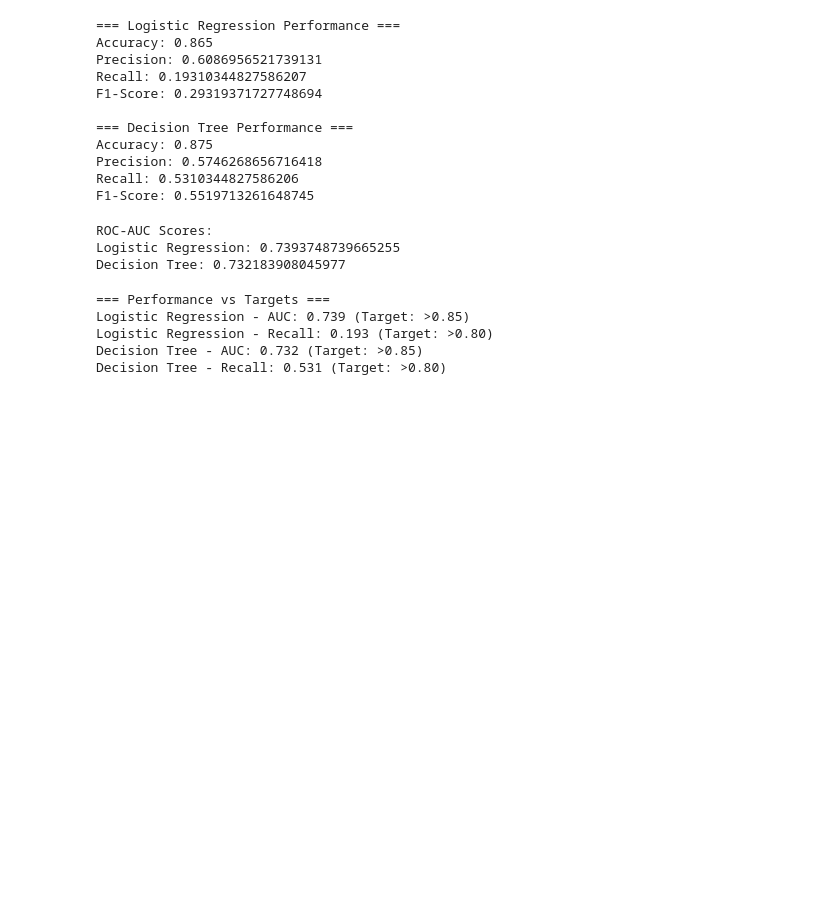
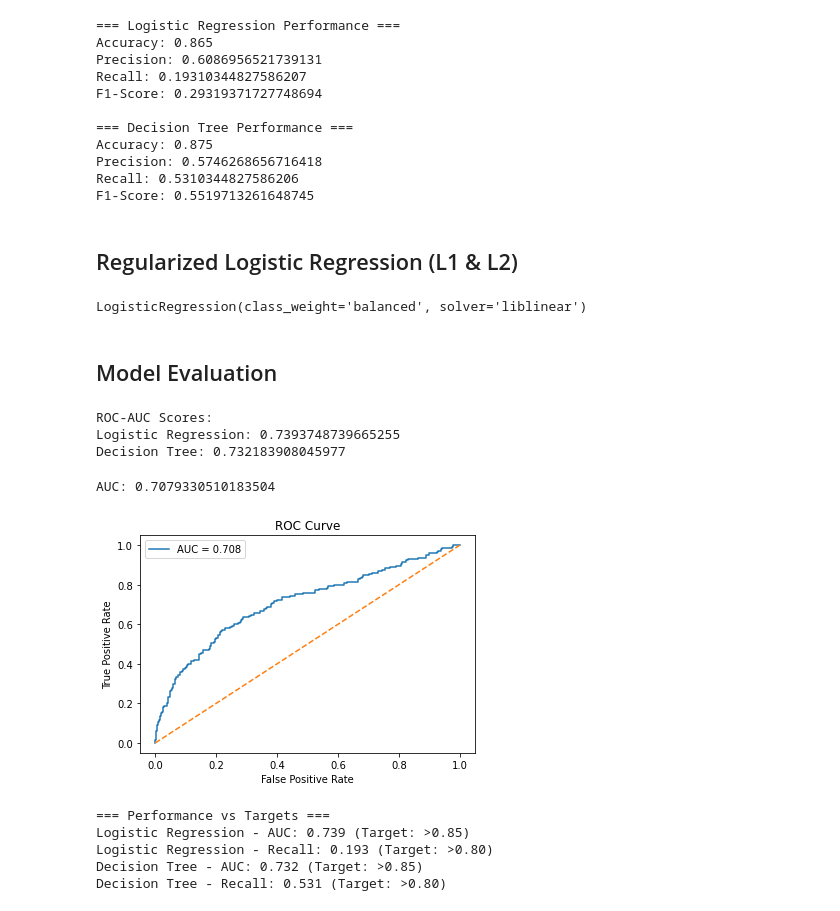
Before and after one commit to CatherineG21/Phase3Project_cg, a Jupyter notebook: Phase3Project_cg.ipynb, the cells around one changed output. Drawn from its saved outputs; the diff is of its cells as text; code cells hidden in the pictures; blank space fills up the shorter version.

```diff
--- a/Phase3Project_cg.ipynb
+++ b/Phase3Project_cg.ipynb
@@ -269,8 +274,3 @@ plt.suptitle('Feature Distributions After Cleaning')
 plt.show()
 # %% [output]
 [figure]
-# %%
-# Drop international_plan and voice_mail_plan - they're empty after conversion
-df = df.drop(['international_plan', 'voice_mail_plan'], axis=1)
-print("Dropped empty columns after conversion")
-print("Final shape:", df.shape)
@@ -427,6 +496,26 @@ Accuracy: 0.875
 Precision: 0.5746268656716418
 Recall: 0.5310344827586206
 F1-Score: 0.5519713261648745
+# %% [markdown]
+## Regularized Logistic Regression (L1 & L2)
+# %%
+from sklearn.linear_model import LogisticRegression
+
+# L1 Model
+logreg_l1 = LogisticRegression(
+    penalty='l1', solver='liblinear', class_weight='balanced'
+)
+logreg_l1.fit(X_train_bal, y_train_bal)
+
+# L2 Model
+logreg_l2 = LogisticRegression(
+    penalty='l2', solver='liblinear', class_weight='balanced'
+)
+logreg_l2.fit(X_train_bal, y_train_bal)
+# %% [output]
+LogisticRegression(class_weight='balanced', solver='liblinear')
+# %% [markdown]
+## Model Evaluation
 # %%
 # ROC-AUC scores
 y_pred_proba_logistic = logistic_model.predict_proba(X_test)[:, 1]
@@ -439,6 +528,28 @@ print("Decision Tree:", roc_auc_score(y_test, y_pred_proba_tree))
 ROC-AUC Scores:
 Logistic Regression: 0.7393748739665255
 Decision Tree: 0.732183908045977
+# %%
+from sklearn.metrics import roc_curve, roc_auc_score
+import matplotlib.pyplot as plt
+
+y_pred_proba = logreg_l2.predict_proba(X_test_scaled)[:, 1]
+
+fpr, tpr, thresholds = roc_curve(y_test, y_pred_proba)
+auc = roc_auc_score(y_test, y_pred_proba)
+
+print("AUC:", auc)
+
+plt.figure(figsize=(6,4))
+plt.plot(fpr, tpr, label=f'AUC = {auc:.3f}')
+plt.plot([0,1], [0,1], '--')
+plt.xlabel("False Positive Rate")
+plt.ylabel("True Positive Rate")
+plt.title("ROC Curve")
+plt.legend()
+plt.show()
+# %% [output]
+AUC: 0.7079330510183504
+[figure, added]
 # %%
 # Compare with performance targets
 print("=== Performance vs Targets ===")
```
Also changed, not shown: parts of 24 cells of this notebook, 1 other file.
